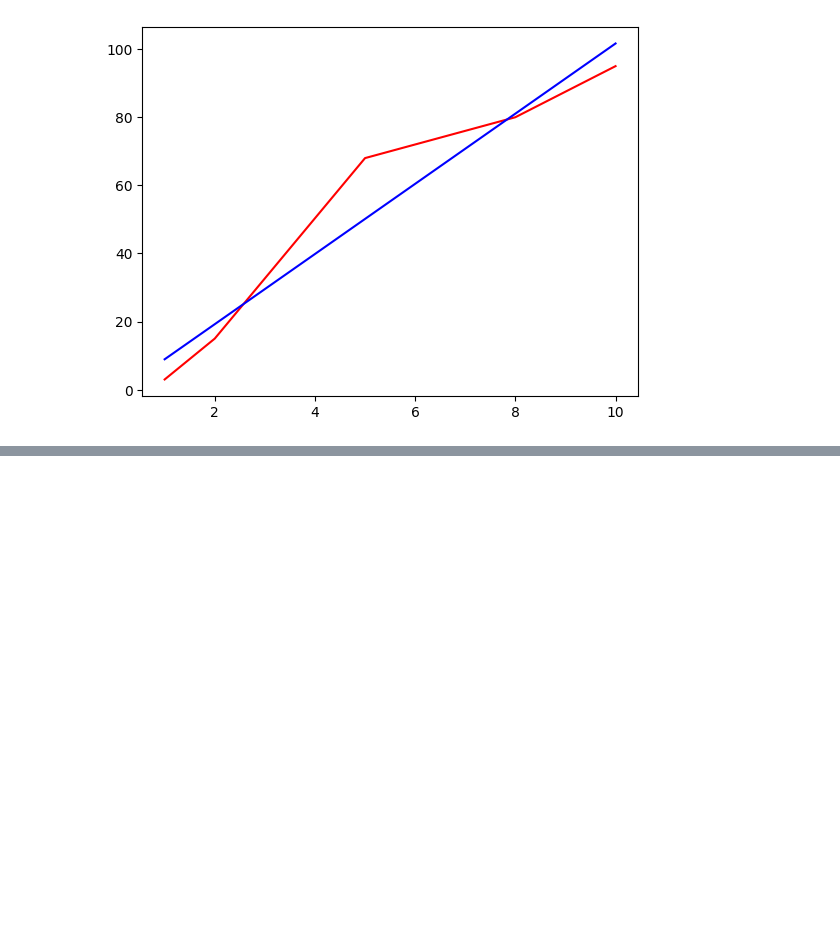
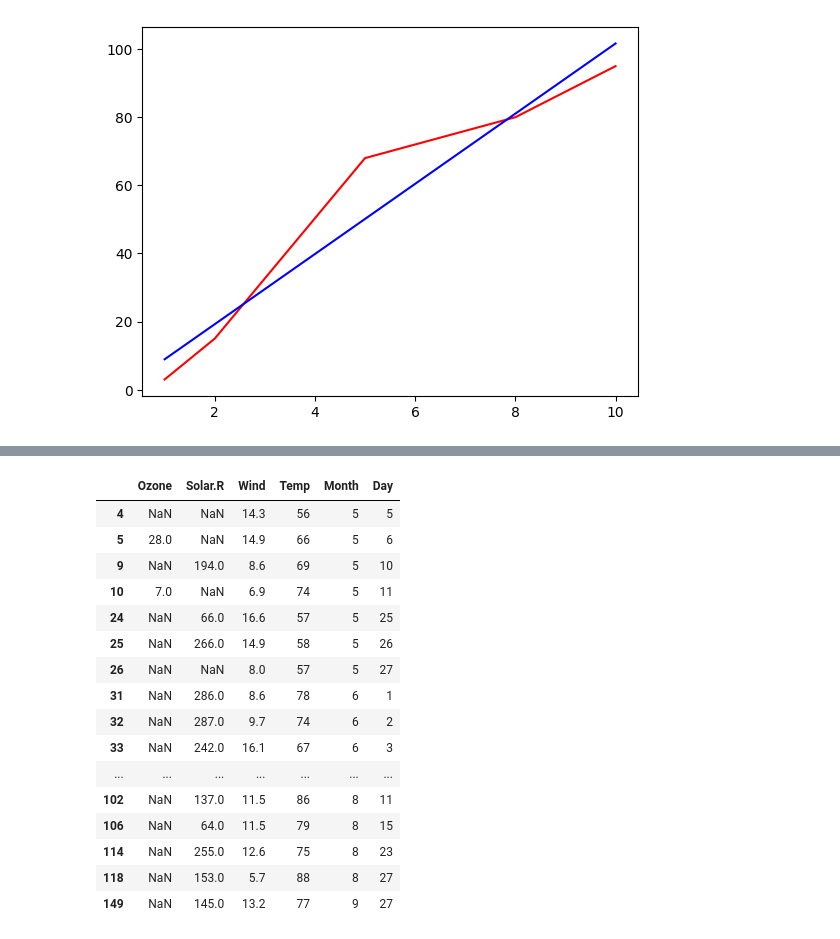
Before and after one commit to SeohuiJeong0420/ai_x, a Jupyter notebook: source/05_DeepLearning/04_tensorflow_v1_feat스케일조정.ipynb, the cells around one changed output, grey strips where cells are left out. Cells and saved outputs as stored; diff of their text form; code cells hidden in the pictures; blank space fills up the shorter version.

```diff
--- a/source/05_DeepLearning/04_tensorflow_v1_feat스케일조정.ipynb
+++ b/source/05_DeepLearning/04_tensorflow_v1_feat스케일조정.ipynb
@@ -400,0 +427,7 @@ plt.plot(x_data, y_hat, 'b')
+# %%
+# 방법2: csv파일 -> 데이터프레임 -> 결측치처리 -> 넘파이배열
+# 1. csv를 데이터프레임으로 읽기
+import pandas as pd
+data = pd.read_csv('data/ozone.csv')
+data.info() #Ozone, Solar.R열에만 결측치
+data.isna().sum() #열별 결측치 갯수
@@ -400,0 +475,21 @@ plt.plot(x_data, y_hat, 'b')
+# %%
+#결측치가 있는 데이터
+data[data['Ozone'].isna() | data['Solar.R'].isna()]
+# %% [output]
+|  | Ozone | Solar.R | Wind | Temp | Month | Day |
+| 4 | NaN | NaN | 14.3 | 56 | 5 | 5 |
+| 5 | 28.0 | NaN | 14.9 | 66 | 5 | 6 |
+| 9 | NaN | 194.0 | 8.6 | 69 | 5 | 10 |
+| 10 | 7.0 | NaN | 6.9 | 74 | 5 | 11 |
+| 24 | NaN | 66.0 | 16.6 | 57 | 5 | 25 |
+| 25 | NaN | 266.0 | 14.9 | 58 | 5 | 26 |
+| 26 | NaN | NaN | 8.0 | 57 | 5 | 27 |
+| 31 | NaN | 286.0 | 8.6 | 78 | 6 | 1 |
+| 32 | NaN | 287.0 | 9.7 | 74 | 6 | 2 |
+| 33 | NaN | 242.0 | 16.1 | 67 | 6 | 3 |
+| ... | ... | ... | ... | ... | ... | ... |
+| 102 | NaN | 137.0 | 11.5 | 86 | 8 | 11 |
+| 106 | NaN | 64.0 | 11.5 | 79 | 8 | 15 |
+| 114 | NaN | 255.0 | 12.6 | 75 | 8 | 23 |
+| 118 | NaN | 153.0 | 5.7 | 88 | 8 | 27 |
+| 149 | NaN | 145.0 | 13.2 | 77 | 9 | 27 |
```
Also changed, not shown: parts of 30 cells of this notebook, 10 other files.
